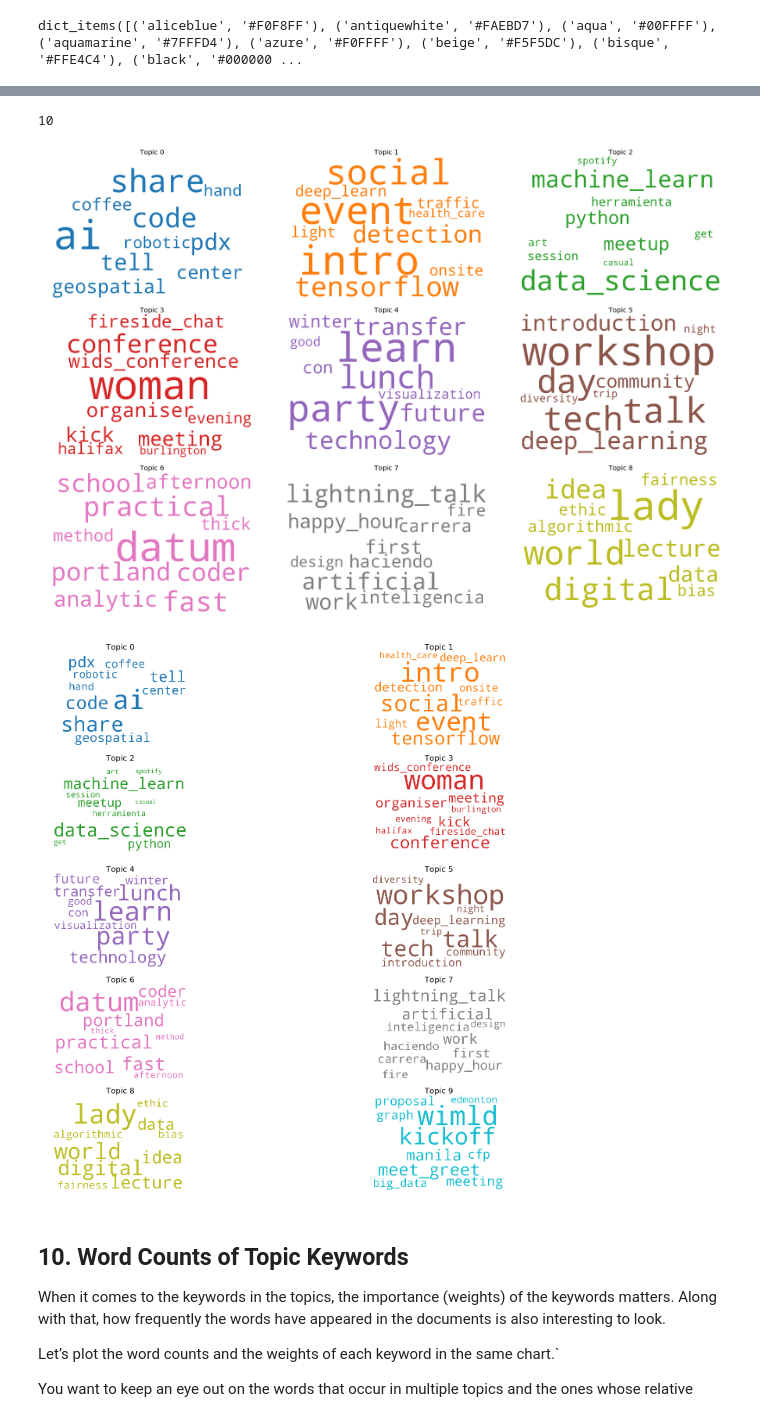
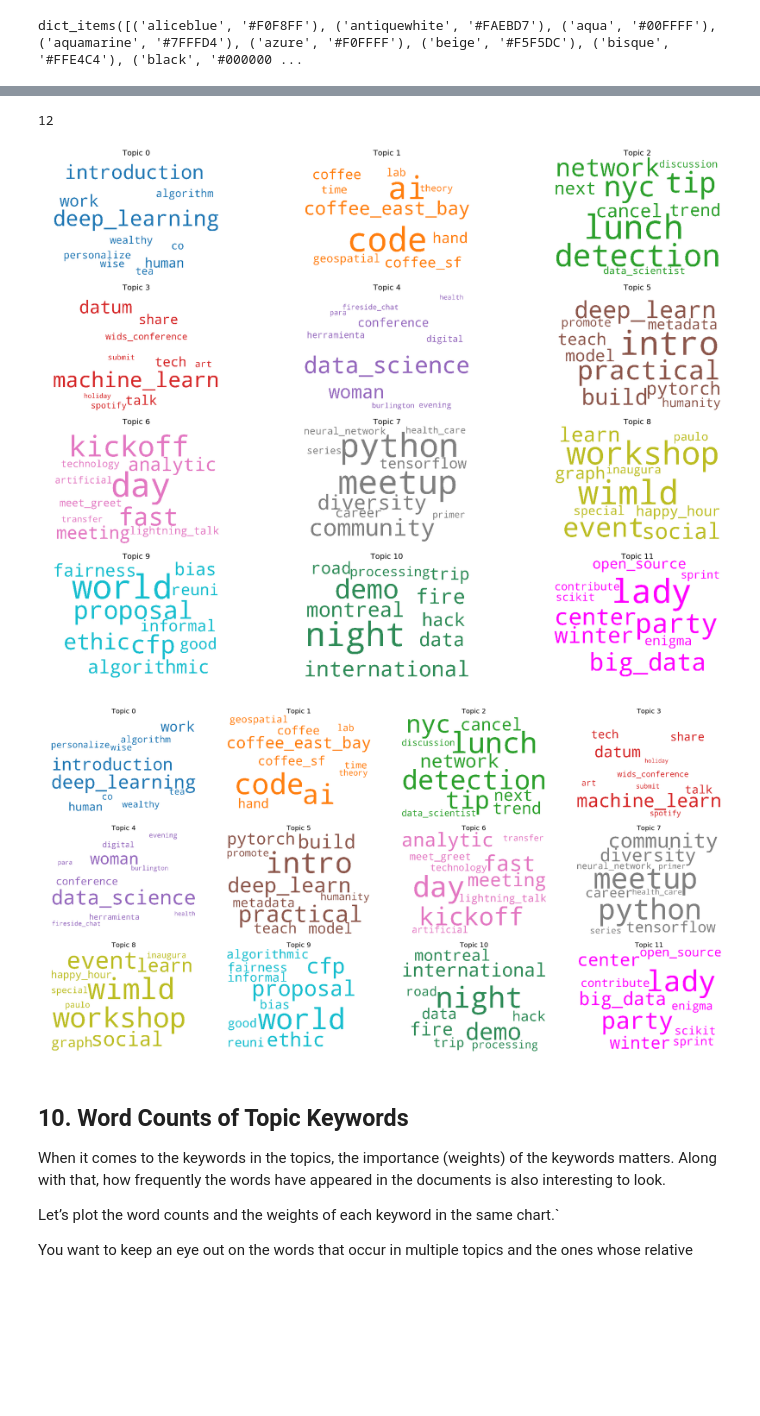
Before and after one commit to reshamas/ds_projects, a Jupyter notebook: wimlds_nlp/2_wimlds_events_nlp_lda_visualizing.ipynb, the cells around one changed output, grey strips where cells are left out. Saved outputs shown, nothing was run; the diff lists cells and outputs as text; code cells hidden in the pictures; blank space fills up the shorter version.

```diff
--- a/wimlds_nlp/2_wimlds_events_nlp_lda_visualizing.ipynb
+++ b/wimlds_nlp/2_wimlds_events_nlp_lda_visualizing.ipynb
@@ -263,14 +263,24 @@ corpus = [id2word.doc2bow(text) for text in data_ready]
 # Build LDA model
 lda_model = gensim.models.ldamodel.LdaModel(corpus=corpus,
                                            id2word=id2word,
-                                           num_topics=10,
+                                           num_topics=12,
                                            random_state=100,
                                            update_every=1,
-                                           chunksize=10,
-                                           passes=10,
+                                           chunksize=50,
+                                           passes=1,
                                            alpha='symmetric',
                                            iterations=100,
                                            per_word_topics=True)
 
-pprint(lda_model.print_topics())
+#pprint(lda_model.print_topics())
+#pprint(lda_model.show_topics())
+print(lda_model.num_topics)
+
+topics = lda_model.show_topics(num_topics=10, formatted=False)
+len(topics)
+#topics
+#print_topics(num_topics=10, num_words=10)
+
+topics = lda_model.show_topics(num_topics=12, formatted=False)
+len(topics)
 # %% [output]
@@ -466,2 +465,8 @@ mcolors.CSS4_COLORS.items()
 # %% [output]
 dict_items([('aliceblue', '#F0F8FF'), ('antiquewhite', '#FAEBD7'), ('aqua', '#00FFFF'), ('aquamarine', '#7FFFD4'), ('azure', '#F0FFFF'), ('beige', '#F5F5DC'), ('bisque', '#FFE4C4'), ('black', '#000000 ...
+# %%
+color_dic = dict([('tab:blue', '#1f77b4'), ('tab:orange', '#ff7f0e'), ('tab:green', '#2ca02c'), \
+              ('tab:red', '#d62728'), ('tab:purple', '#9467bd'), ('tab:brown', '#8c564b'), \
+              ('tab:pink', '#e377c2'), ('tab:gray', '#7f7f7f'), ('tab:olive', '#bcbd22'), \
+              ('tab:cyan', '#17becf'), ('seagreen', '#2E8B57'), ('magenta', '#FF00FF')])
+color_dic
@@ -471,42 +489,45 @@ from matplotlib import pyplot as plt
 from wordcloud import WordCloud, STOPWORDS
 import matplotlib.colors as mcolors
 
-cols = [color for name, color in mcolors.TABLEAU_COLORS.items()]  # more colors: 'mcolors.XKCD_COLORS'
+cols = [color for name, color in color_dic.items()]  # more colors: 'mcolors.XKCD_COLORS'
 
 cloud = WordCloud(stopwords=stop_words,
                   background_color='white',
                   width=2500,
                   height=1800,
-                  max_words=20,
+                  max_words=25,
                   colormap='tab10',
                   color_func=lambda *args, **kwargs: cols[i],
                   prefer_horizontal=1.0)
 
-topics = lda_model.show_topics(formatted=False)
+#topics = lda_model.show_topics(formatted=False)
+#len(topics)
+
+topics = lda_model.show_topics(num_topics=12, formatted=False)
 len(topics)
 # %% [output]
-10
+12
 # %%
-fig, axes = plt.subplots(3, 3, figsize=(30,20), sharex=True, sharey=True)
+fig, axes = plt.subplots(4, 3, figsize=(30,20), sharex=True, sharey=True)
 
 for i, ax in enumerate(axes.flatten()):
     fig.add_subplot(ax)
     topic_words = dict(topics[i][1])
     cloud.generate_from_frequencies(topic_words, max_font_size=500)
     plt.gca().imshow(cloud)
     plt.gca().set_title('Topic ' + str(i), fontdict=dict(size=20))
     plt.gca().axis('off')
 
 
 plt.subplots_adjust(wspace=0, hspace=0)
 plt.axis('off')
 plt.margins(x=0, y=0)
 plt.tight_layout()
 plt.show()
 # %% [output]
-[figure, old version]
+[figure, new version]
 # %%
-fig, axes = plt.subplots(5, 2, figsize=(30,20), sharex=True, sharey=True)
+fig, axes = plt.subplots(3, 4, figsize=(30,15), sharex=True, sharey=True)
 
 for i, ax in enumerate(axes.flatten()):
     fig.add_subplot(ax)
@@ -523,7 +544,7 @@ plt.margins(x=0, y=0)
 plt.tight_layout()
 plt.show()
 # %% [output]
-[figure, old version]
+[figure, new version]
 # %% [markdown]
 ## 10. Word Counts of Topic Keywords
 When it comes to the keywords in the topics, the importance (weights) of the keywords matters. Along with that, how frequently the words have appeared in the documents is also interesting to look.
```
Also changed, not shown: parts of 15 cells of this notebook, 1 other file.
